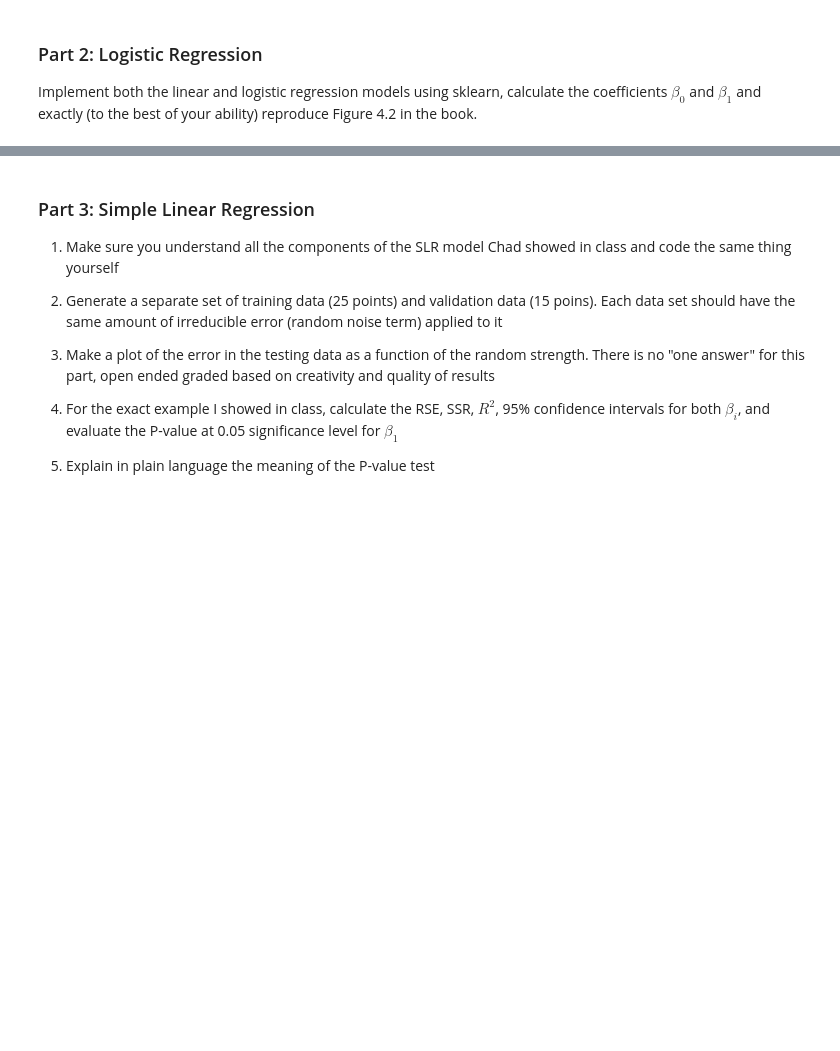
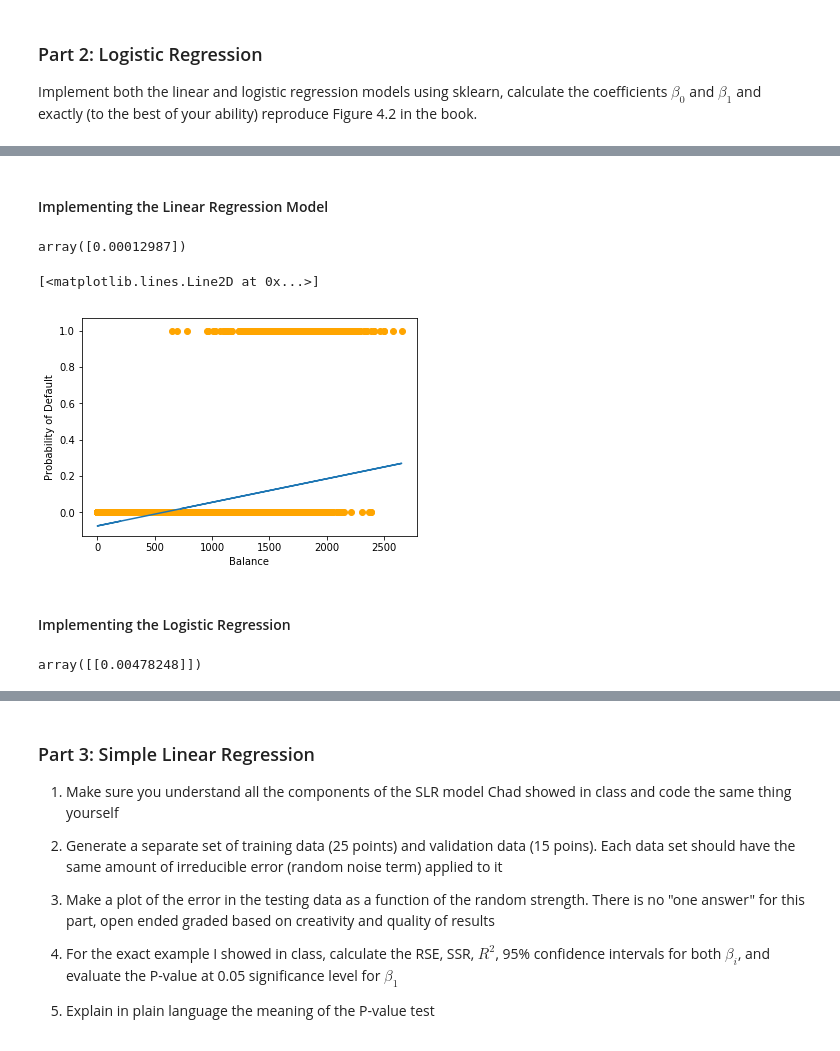
Before and after one commit to jrodguez/regression_methods, a Jupyter notebook: HW4.ipynb, the cells around one changed output, grey strips where cells are left out. Cells and saved outputs as stored; diff of their text form; code cells hidden in the pictures; blank space fills up the shorter version.

```diff
--- a/HW4.ipynb
+++ b/HW4.ipynb
@@ -34,0 +48,4 @@ Implement both the linear and logistic regression models using sklearn, calculat
+# %%
+data = pd.read_excel('Default.xlsx')
+
+data.head()
@@ -34,0 +61,4 @@ Implement both the linear and logistic regression models using sklearn, calculat
+# %%
+data = data.reset_index()
+
+data.head()
@@ -34,0 +76,7 @@ Implement both the linear and logistic regression models using sklearn, calculat
+# %%
+data['Probability of Default'] = None
+for i in range(len(data)):
+    if data.loc[i, ('default')] == 'Yes':
+        data.loc[i, ('Probability of Default')] = 1 #return value of 1 if the default is Yes
+    else:
+        data.loc[i, ('Probability of Default')] = 0 #return value of 0 if the Default is No
@@ -34,0 +92,48 @@ Implement both the linear and logistic regression models using sklearn, calculat
+# %% [markdown]
+#### Implementing the Linear Regression Model
+# %%
+lin_regr= sklearn.linear_model.LinearRegression()
+
+# Data must be reshaped because we need to feed in a 1D array
+x = data['balance'].values.reshape(-1,1) # x-axis is the balance column on figure 4.2
+y = data['Probability of Default'].values.reshape(-1,1) # y-axis is the probability of default on figure 4.2
+
+linear_fit = lin_regr.fit(x, y.ravel())
+linear_prediction = lin_regr.predict(x)
+
+# For the linear regression coefficient
+lin_regr_coef = lin_regr.coef_
+
+lin_regr_coef
+# %% [output]
+array([0.00012987])
+# %%
+# Plotting the linear regression
+
+fig = plt.figure
+plt.xlabel('Balance')
+plt.ylabel('Probability of Default')
+plt.scatter(x, y, color = 'orange')
+plt.plot(x, linear_prediction)
+# %% [output]
+[<matplotlib.lines.Line2D at 0x...>]
+[figure, added]
+# %% [markdown]
+#### Implementing the Logistic Regression
+# %%
+log_regr = sklearn.linear_model.LogisticRegression()
+
+# reshaping the values again
+data = data.sort_values('balance')
+x = data['balance'].values.reshape(-1,1)
+y = data['Probability of Default'].values.reshape(-1,1)
+
+logistic_fit = log_regr.fit(x, y.ravel())
+logistic_prediction = log_regr.predict_proba(x)[:,1]
+
+# For the logistic regression coefficient
+log_regr_coef = log_regr.coef_
+
+log_regr_coef
+# %% [output]
+array([[0.00478248]])
```
Also changed, not shown: parts of 34 cells of this notebook.
